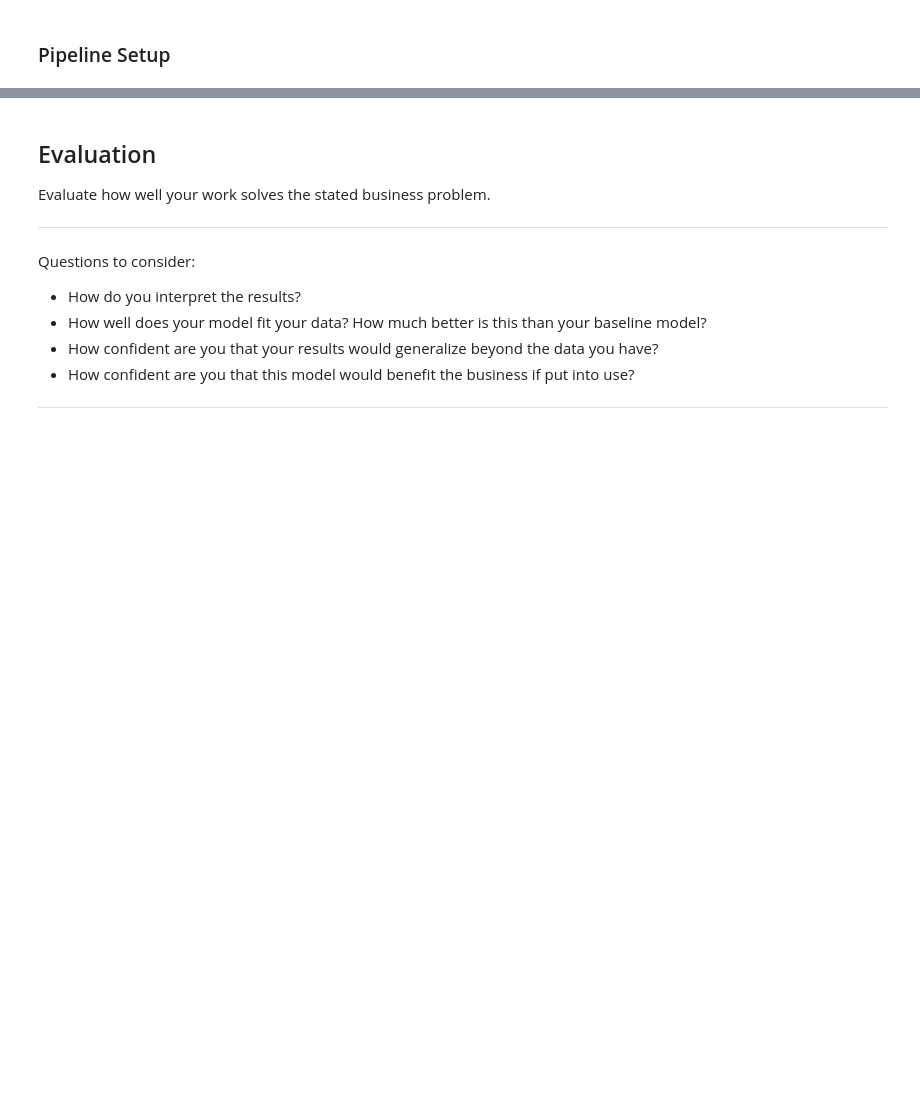
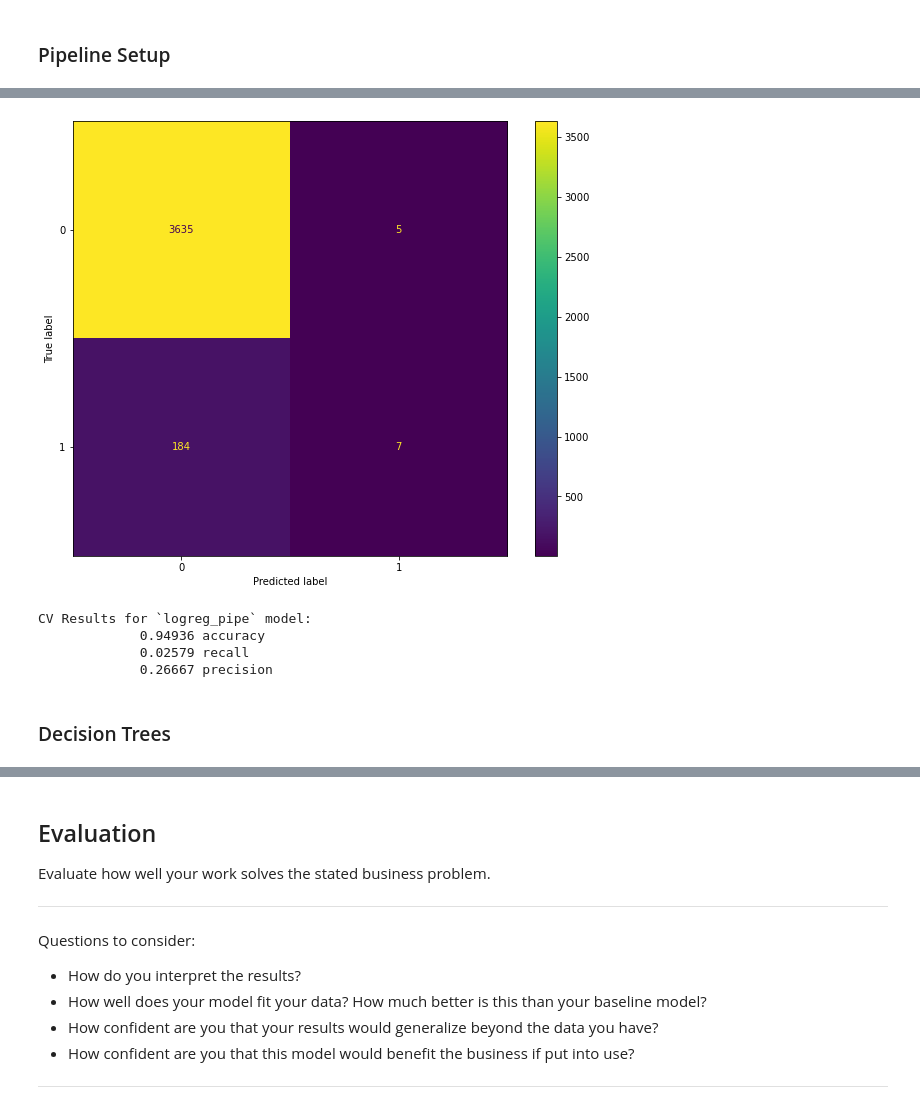
Before and after one commit to dermothethird/Stroke_Project, a Jupyter notebook: dermot_working_notebook.ipynb, the cells around one changed output, grey strips where cells are left out. Cells and saved outputs as stored; diff of their text form; code cells hidden in the pictures; blank space fills up the shorter version.

Commit message:
added model results with csv for each simple model

```diff
--- a/dermot_working_notebook.ipynb
+++ b/dermot_working_notebook.ipynb
@@ -452,2 +452,0 @@ logreg_model_pipe = Pipeline(steps=[('ct', CT),
-# %%
-logreg_model_pipe.fit(X_train, y_train)
@@ -509,0 +455,5 @@ rfc_pipe.score(X_train, y_train)
+# %%
+# Create a logistic regression model using created pipeline
+logreg_pipe = Pipeline(steps=[('ct', CT),
+                            ('logreg', LogisticRegression())])
+logreg_pipe.fit(X_train, y_train)
@@ -509,0 +478,20 @@ rfc_pipe.score(X_train, y_train)
+# %%
+# Plot a confusion matrix for our Log reg model
+plot_confusion_matrix(logreg_pipe, X_train, y_train);
+# %% [output]
+[figure, added]
+# %%
+# Evaluate model with CV
+logreg_results = ModelWithCV(model=logreg_pipe,
+                         model_name='logreg_pipe',
+                         X=X_train,
+                         y=y_train)
+
+logreg_results.print_cv_summary()
+# %% [output]
+CV Results for `logreg_pipe` model:
+             0.94936 accuracy
+             0.02579 recall
+             0.26667 precision
+# %% [markdown]
+### Decision Trees
```
Also changed, not shown: parts of 46 cells of this notebook.
